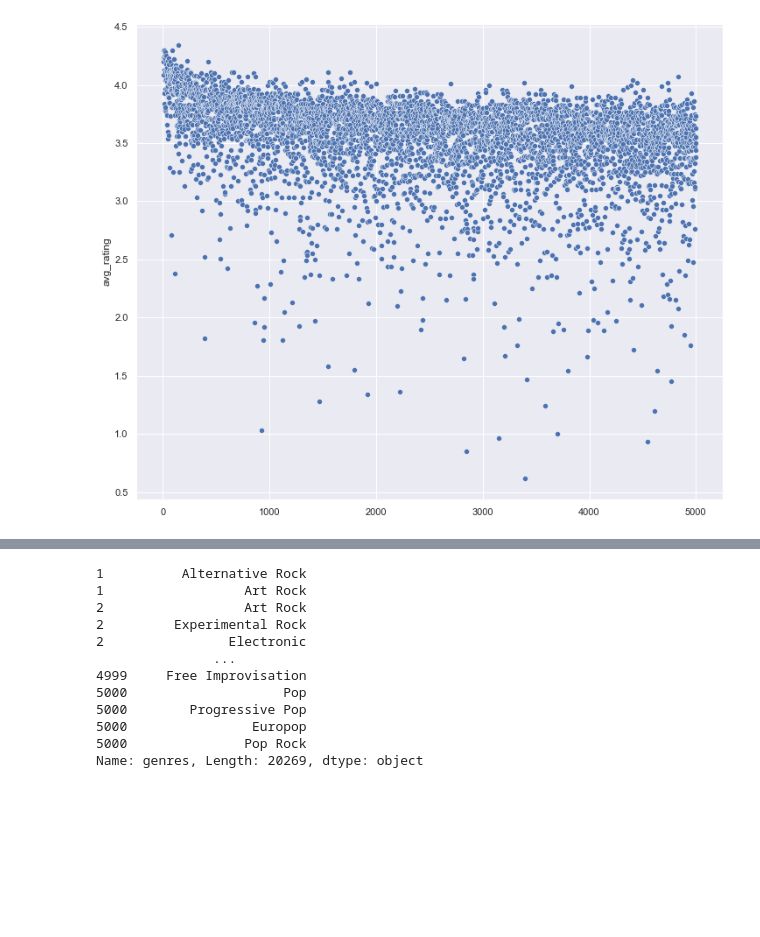
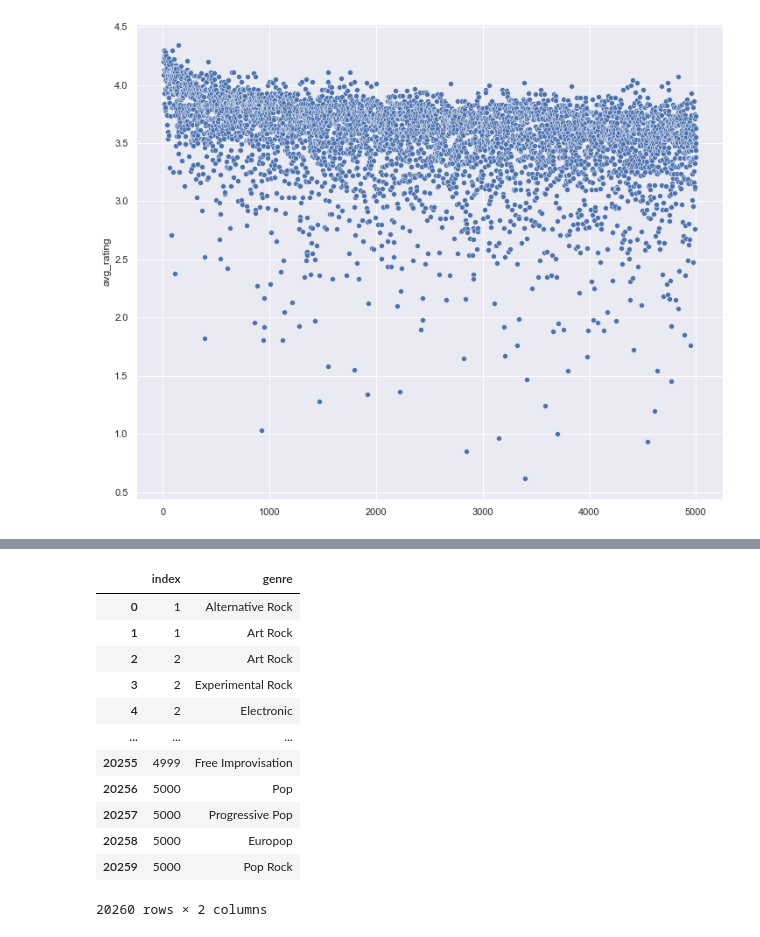
Before and after one commit to panierka/RymTop5000Albums, a Jupyter notebook: eda.ipynb, the cells around one changed output, grey strips where cells are left out. Drawn from its saved outputs; the diff is of its cells as text; code cells hidden in the pictures; blank space fills up the shorter version.

```diff
--- a/eda.ipynb
+++ b/eda.ipynb
@@ -156,35 +145,38 @@ df.fillna('', inplace=True)
 # %%
 df_g = df.copy()
 
 def combine_genre_columns(row):
     primary = row['primary_genres']
     secondary = row['secondary_genres']
 
     if primary == '':
-        return secondary.split(',')
+        return secondary.split(', ')
 
     if secondary == '':
-        return primary.split(',')
+        return primary.split(', ')
 
-    return primary.split(',') + secondary.split(',')
+    return primary.split(', ') + secondary.split(', ')
 
 df_g.insert(loc=4, column='genres', value=df_g.apply(combine_genre_columns, axis=1))
 df_g.drop(columns=['primary_genres', 'secondary_genres'], inplace=True)
 df_g['genres'] = df_g['genres'].values.tolist()
-genres = df_g['genres'].explode()
+genres = pd.DataFrame(df_g['genres'].explode())
+genres.columns = ['genre']
+genres.reset_index(inplace=True)
 genres
 # %% [output]
+|  | index | genre |
+| 0 | 1 | Alternative Rock |
+| 1 | 1 | Art Rock |
+| 2 | 2 | Art Rock |
+| 3 | 2 | Experimental Rock |
+| 4 | 2 | Electronic |
+| ... | ... | ... |
+| 20255 | 4999 | Free Improvisation |
+| 20256 | 5000 | Pop |
+| 20257 | 5000 | Progressive Pop |
+| 20258 | 5000 | Europop |
+| 20259 | 5000 | Pop Rock |
-1          Alternative Rock
-1                  Art Rock
-2                  Art Rock
-2         Experimental Rock
-2                Electronic
-               ...
-4999     Free Improvisation
-5000                    Pop
-5000        Progressive Pop
-5000                Europop
-5000               Pop Rock
-Name: genres, Length: 20269, dtype: object
+20260 rows × 2 columns
 # %%
 def find_genre(genre):
```
Also changed, not shown: parts of 10 cells of this notebook.
